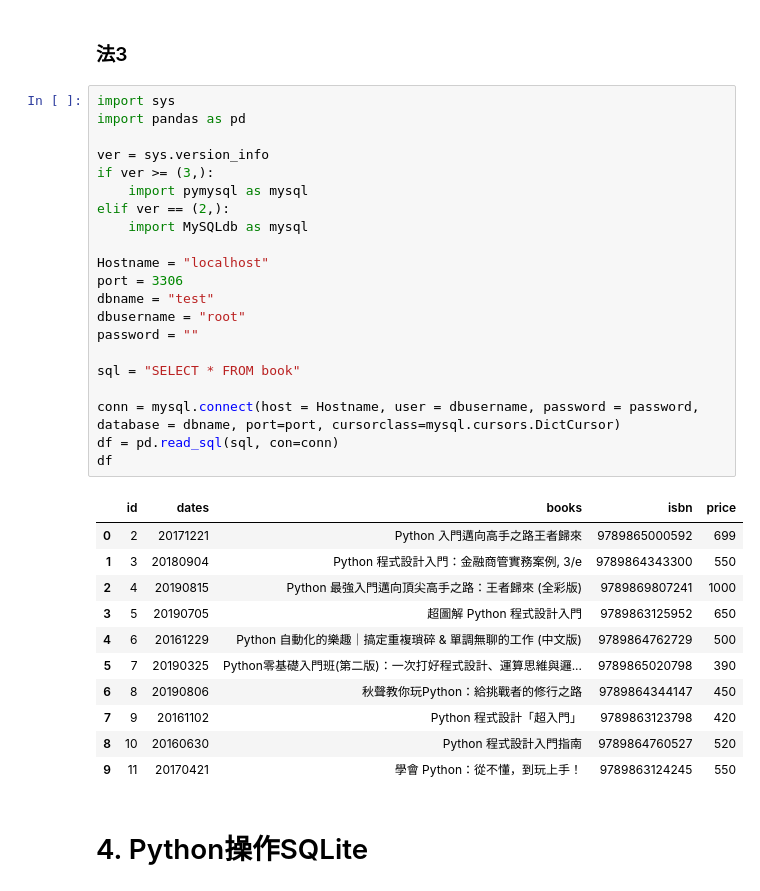
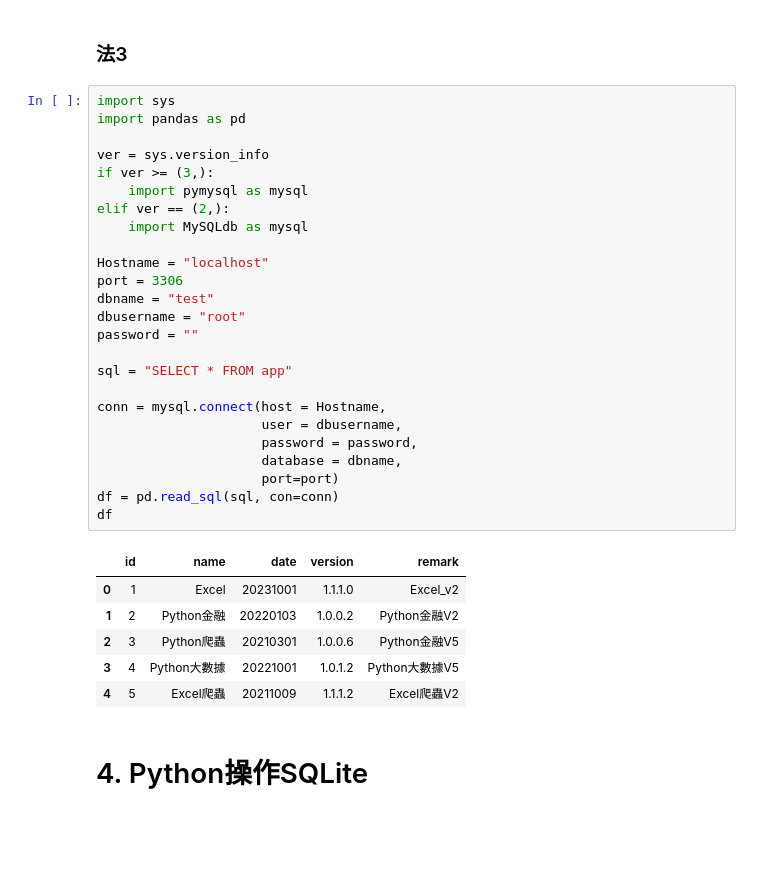
Before and after one commit to smillzy/Python_WebCrawler, a Jupyter notebook: 資料庫.ipynb, the cells around one changed output. Saved outputs shown, nothing was run; the diff lists cells and outputs as text; blank space fills up the shorter version.

```diff
--- a/資料庫.ipynb
+++ b/資料庫.ipynb
@@ -633,36 +652,35 @@ con.close()
 # %%
 import sys
 import pandas as pd
 
 ver = sys.version_info
 if ver >= (3,):
     import pymysql as mysql
 elif ver == (2,):
     import MySQLdb as mysql
 
 Hostname = "localhost"
 port = 3306
 dbname = "test"
 dbusername = "root"
 password = ""
 
-sql = "SELECT * FROM book"
+sql = "SELECT * FROM app"
 
-conn = mysql.connect(host = Hostname, user = dbusername, password = password, database = dbname, port=port, cursorclass=mysql.cursors.DictCursor)
+conn = mysql.connect(host = Hostname,
+                     user = dbusername,
+                     password = password,
+                     database = dbname,
+                     port=port)
 df = pd.read_sql(sql, con=conn)
 df
 # %% [output]
-|  | id | dates | books | isbn | price |
-| 0 | 2 | 20171221 | Python 入門邁向高手之路王者歸來 | 9789865000592 | 699 |
-| 1 | 3 | 20180904 | Python 程式設計入門：金融商管實務案例, 3/e | 9789864343300 | 550 |
-| 2 | 4 | 20190815 | Python 最強入門邁向頂尖高手之路：王者歸來 (全彩版) | 9789869807241 | 1000 |
-| 3 | 5 | 20190705 | 超圖解 Python 程式設計入門 | 9789863125952 | 650 |
-| 4 | 6 | 20161229 | Python 自動化的樂趣｜搞定重複瑣碎 & 單調無聊的工作 (中文版) | 9789864762729 | 500 |
-| 5 | 7 | 20190325 | Python零基礎入門班(第二版)：一次打好程式設計、運算思維與邏... | 9789865020798 | 390 |
-| 6 | 8 | 20190806 | 秋聲教你玩Python：給挑戰者的修行之路 | 9789864344147 | 450 |
-| 7 | 9 | 20161102 | Python 程式設計「超入門」 | 9789863123798 | 420 |
-| 8 | 10 | 20160630 | Python 程式設計入門指南 | 9789864760527 | 520 |
-| 9 | 11 | 20170421 | 學會 Python：從不懂，到玩上手！ | 9789863124245 | 550 |
+|  | id | name | date | version | remark |
+| 0 | 1 | Excel | 20231001 | 1.1.1.0 | Excel_v2 |
+| 1 | 2 | Python金融 | 20220103 | 1.0.0.2 | Python金融V2 |
+| 2 | 3 | Python爬蟲 | 20210301 | 1.0.0.6 | Python金融V5 |
+| 3 | 4 | Python大數據 | 20221001 | 1.0.1.2 | Python大數據V5 |
+| 4 | 5 | Excel爬蟲 | 20211009 | 1.1.1.2 | Excel爬蟲V2 |
 # %% [markdown]
 # 4. Python操作SQLite
 # %% [markdown]
```
Also changed, not shown: parts of 19 cells of this notebook.
